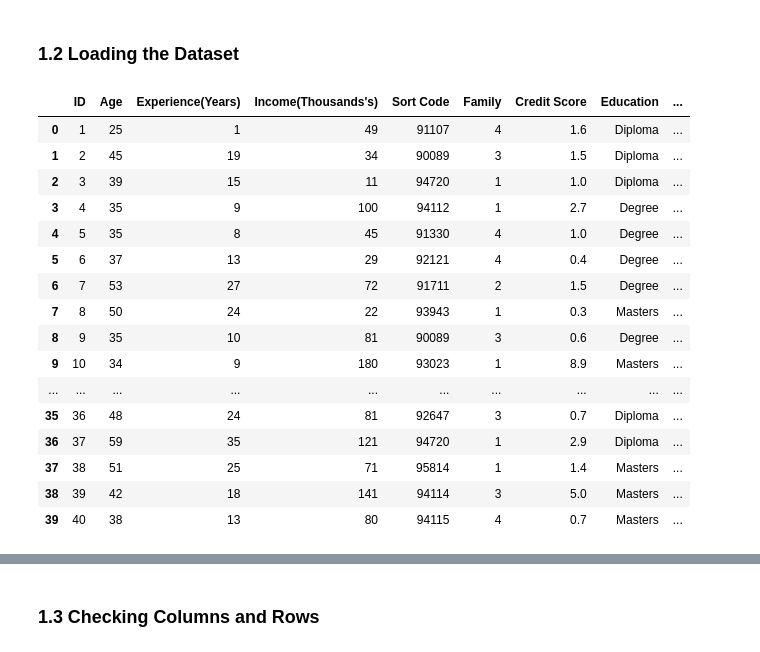
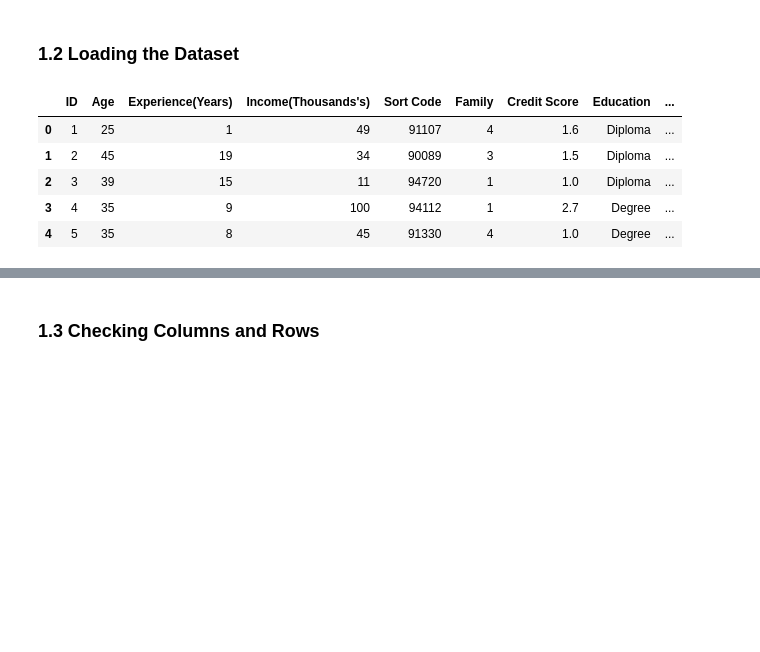
Before and after one commit to mariosantos2023410/MarioSantos_ML_CA2, a Jupyter notebook: MarioSantos_ML_CA2.ipynb, the cells around one changed output, grey strips where cells are left out. Cells and saved outputs as stored; diff of their text form; code cells hidden in the pictures; blank space fills up the shorter version.

```diff
--- a/MarioSantos_ML_CA2.ipynb
+++ b/MarioSantos_ML_CA2.ipynb
@@ -38,22 +38,11 @@ warnings.filterwarnings('ignore')
 # %%
 df = pd.read_csv('BankRecords.csv')
 # %%
-df.head(40)
+df.head()
 # %% [output]
 |  | ID | Age | Experience(Years) | Income(Thousands's) | Sort Code | Family | Credit Score | Education | ... |
 | 0 | 1 | 25 | 1 | 49 | 91107 | 4 | 1.6 | Diploma | ... |
 | 1 | 2 | 45 | 19 | 34 | 90089 | 3 | 1.5 | Diploma | ... |
 | 2 | 3 | 39 | 15 | 11 | 94720 | 1 | 1.0 | Diploma | ... |
 | 3 | 4 | 35 | 9 | 100 | 94112 | 1 | 2.7 | Degree | ... |
 | 4 | 5 | 35 | 8 | 45 | 91330 | 4 | 1.0 | Degree | ... |
-| 5 | 6 | 37 | 13 | 29 | 92121 | 4 | 0.4 | Degree | ... |
-| 6 | 7 | 53 | 27 | 72 | 91711 | 2 | 1.5 | Degree | ... |
-| 7 | 8 | 50 | 24 | 22 | 93943 | 1 | 0.3 | Masters | ... |
-| 8 | 9 | 35 | 10 | 81 | 90089 | 3 | 0.6 | Degree | ... |
-| 9 | 10 | 34 | 9 | 180 | 93023 | 1 | 8.9 | Masters | ... |
-| ... | ... | ... | ... | ... | ... | ... | ... | ... | ... |
-| 35 | 36 | 48 | 24 | 81 | 92647 | 3 | 0.7 | Diploma | ... |
-| 36 | 37 | 59 | 35 | 121 | 94720 | 1 | 2.9 | Diploma | ... |
-| 37 | 38 | 51 | 25 | 71 | 95814 | 1 | 1.4 | Masters | ... |
-| 38 | 39 | 42 | 18 | 141 | 94114 | 3 | 5.0 | Masters | ... |
-| 39 | 40 | 38 | 13 | 80 | 94115 | 4 | 0.7 | Masters | ... |
```
Also changed, not shown: parts of 167 cells of this notebook.
